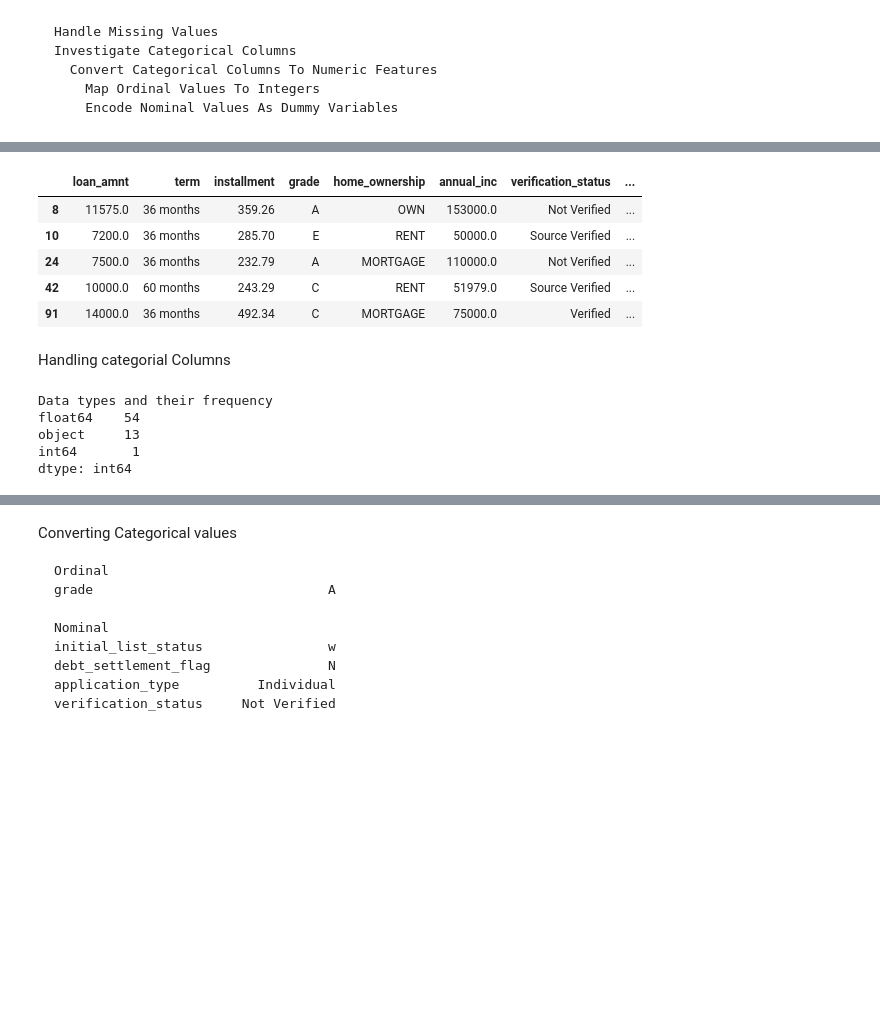
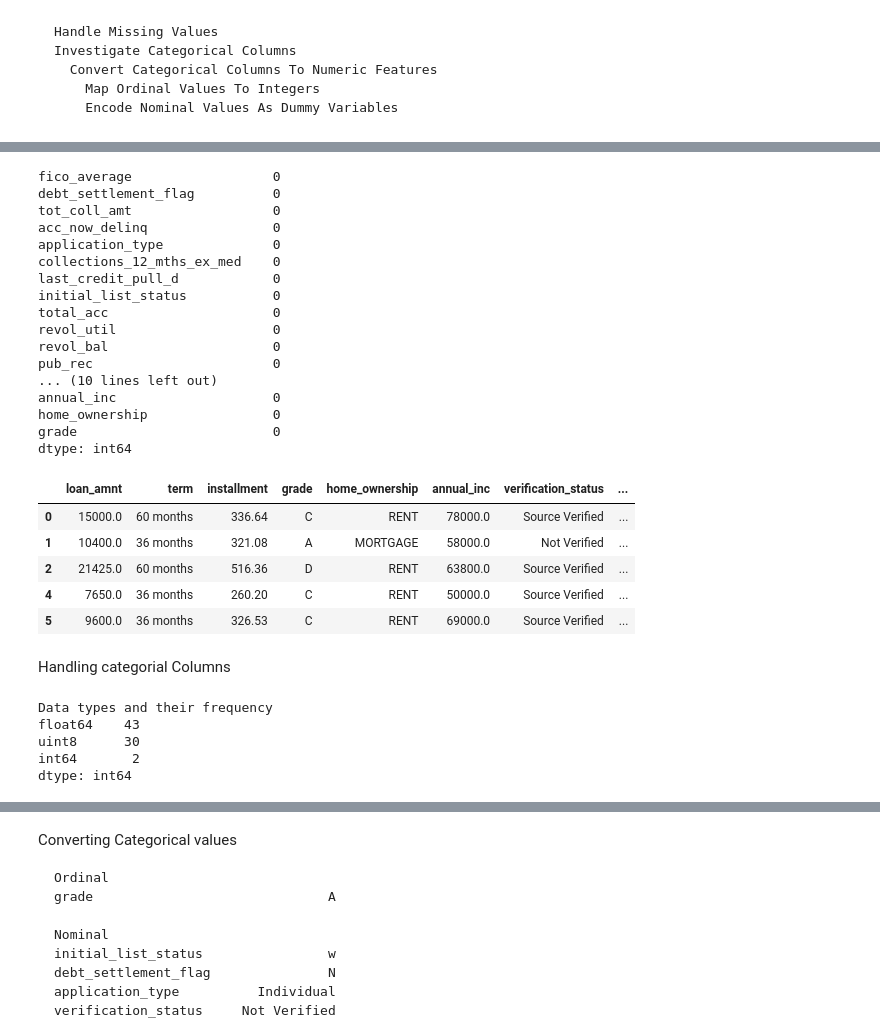
Before and after one commit to vaibhavhirani/ML-Loan-Assignment, a Jupyter notebook: ML_assignment_test.ipynb, the cells around one changed output, grey strips where cells are left out. Cells and saved outputs as stored; diff of their text form; code cells hidden in the pictures; blank space fills up the shorter version.

```diff
--- a/ML_assignment_test.ipynb
+++ b/ML_assignment_test.ipynb
@@ -34,10 +34,18 @@ import seaborn as sns
 %matplotlib inline
 plt.rcParams['figure.figsize'] = (12,8)
 # %%
-loan_data_2017q1 = pd.read_csv('./drive/MyDrive/Loan Dataset/LoanStats_securev1_2017Q1.csv',skiprows=1, low_memory=False)
-loan_data_2017q2 = pd.read_csv('./drive/MyDrive/Loan Dataset/LoanStats_securev1_2017Q2.csv',skiprows=1, low_memory=False)
-loan_data_2017q3 = pd.read_csv('./drive/MyDrive/Loan Dataset/LoanStats_securev1_2017Q3.csv',skiprows=1, low_memory=False)
-loan_data_2015 = pd.read_csv('./drive/MyDrive/Loan Dataset/LoanStats3d_securev1_2015.csv',skiprows=1, low_memory=False)
-loan_data_2014 = pd.read_csv('./drive/MyDrive/Loan Dataset/LoanStats3c_securev1_2014.csv',skiprows=1, low_memory=False)
+loan_20171 = pd.read_csv('./drive/MyDrive/Loan Dataset/LoanStats_securev1_2017Q1.csv',skiprows=1, low_memory=False)
+loan_20172 = pd.read_csv('./drive/MyDrive/Loan Dataset/LoanStats_securev1_2017Q2.csv',skiprows=1, low_memory=False)
+loan_20173 = pd.read_csv('./drive/MyDrive/Loan Dataset/LoanStats_securev1_2017Q3.csv',skiprows=1, low_memory=False)
+loan_2015 = pd.read_csv('./drive/MyDrive/Loan Dataset/LoanStats3d_securev1_2015.csv',skiprows=1, low_memory=False)
+loan_2014 = pd.read_csv('./drive/MyDrive/Loan Dataset/LoanStats3c_securev1_2014.csv',skiprows=1, low_memory=False)
+
+# loan_2014 = pd.read_csv('/content/drive/MyDrive/ML_Loan/filtered_LoanStats3c_securev1_2014.csv')
+# loan_2015 = pd.read_csv('/content/drive/MyDrive/ML_Loan/filtered_LoanStats3d_securev1_2015.csv')
+# loan_20171 = pd.read_csv('/content/drive/MyDrive/ML_Loan/filtered_LoanStats_securev1_2017Q1.csv')
+# loan_20172 = pd.read_csv('/content/drive/MyDrive/ML_Loan/filtered_LoanStats_securev1_2017Q2.csv')
+# loan_20173 = pd.read_csv('/content/drive/MyDrive/ML_Loan/filtered_LoanStats_securev1_2017Q3.csv')
+
+loan_data = pd.concat([loan_2014, loan_2015, loan_20171, loan_20172, loan_20173])
 # %%
 #concat all the sets
@@ -44,8 +55,8 @@ loan_data_2014 = pd.read_csv('./drive/MyDrive/Loan Dataset/LoanStats3c_securev1_
 # %% [markdown]
 # Cleaning the data: deleting Columns
 # %%
-cut_off = len(loan_data_2017q2) / 2
-data = loan_data_2017q2.dropna(thresh=cut_off, axis=1)
+cut_off = len(loan_data) / 2
+data = loan_data.dropna(thresh=cut_off, axis=1)
 data = data.drop(['url'], axis=1)
 data.head(3)
 data.shape
@@ -234,25 +242,42 @@ filtered_loans = filtered_loans.drop(['mths_since_last_delinq', 'il_util', 'mths
 filtered_loans = filtered_loans.dropna()
 # %%
 null_counts = filtered_loans.isnull().sum()
-null_counts.sort_values(ascending=False)[:25]
+print(null_counts.sort_values(ascending=False)[:25])
 filtered_loans.shape
 filtered_loans.head()
 # %% [output]
+fico_average                  0
+debt_settlement_flag          0
+tot_coll_amt                  0
+acc_now_delinq                0
+application_type              0
+collections_12_mths_ex_med    0
+last_credit_pull_d            0
+initial_list_status           0
+total_acc                     0
+revol_util                    0
+revol_bal                     0
+pub_rec                       0
+... (10 lines left out)
+annual_inc                    0
+home_ownership                0
+grade                         0
+dtype: int64
 |  | loan_amnt | term | installment | grade | home_ownership | annual_inc | verification_status | ... |
-| 8 | 11575.0 | 36 months | 359.26 | A | OWN | 153000.0 | Not Verified | ... |
-| 10 | 7200.0 | 36 months | 285.70 | E | RENT | 50000.0 | Source Verified | ... |
-| 24 | 7500.0 | 36 months | 232.79 | A | MORTGAGE | 110000.0 | Not Verified | ... |
-| 42 | 10000.0 | 60 months | 243.29 | C | RENT | 51979.0 | Source Verified | ... |
-| 91 | 14000.0 | 36 months | 492.34 | C | MORTGAGE | 75000.0 | Verified | ... |
+| 0 | 15000.0 | 60 months | 336.64 | C | RENT | 78000.0 | Source Verified | ... |
+| 1 | 10400.0 | 36 months | 321.08 | A | MORTGAGE | 58000.0 | Not Verified | ... |
+| 2 | 21425.0 | 60 months | 516.36 | D | RENT | 63800.0 | Source Verified | ... |
+| 4 | 7650.0 | 36 months | 260.20 | C | RENT | 50000.0 | Source Verified | ... |
+| 5 | 9600.0 | 36 months | 326.53 | C | RENT | 69000.0 | Source Verified | ... |
 # %% [markdown]
 Handling categorial Columns
 # %%
 print("Data types and their frequency\n{}".format(filtered_loans.dtypes.value_counts()))
 # %% [output]
 Data types and their frequency
-float64    54
-object     13
-int64       1
+float64    43
+uint8      30
+int64       2
 dtype: int64
 # %%
 object_columns_df = filtered_loans.select_dtypes(include=['object'])
```
Also changed, not shown: parts of 24 cells of this notebook.
